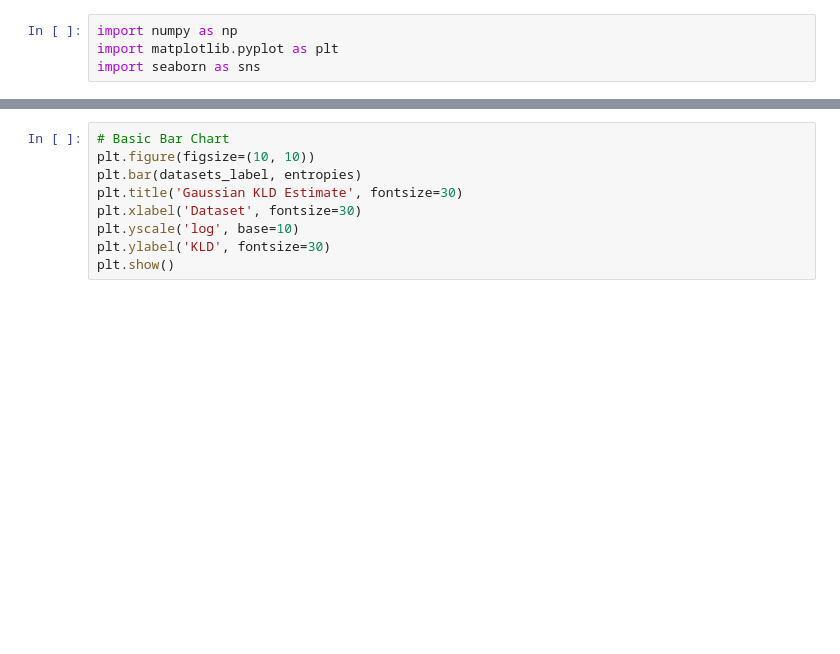
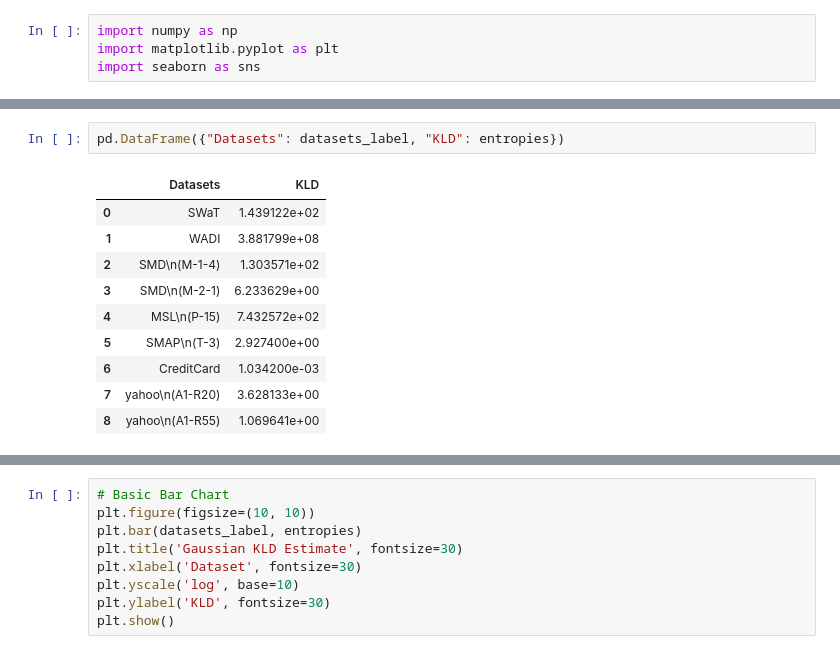
Before and after one commit to carrtesy/M2N2, a Jupyter notebook: figures/Distribution_shift_quantify_gaussian.ipynb, the cells around one changed output, grey strips where cells are left out. Cells and saved outputs as stored; diff of their text form; blank space fills up the shorter version.

```diff
--- a/figures/Distribution_shift_quantify_gaussian.ipynb
+++ b/figures/Distribution_shift_quantify_gaussian.ipynb
@@ -382,0 +421,13 @@ plt.show()
+# %%
+pd.DataFrame({"Datasets": datasets_label, "KLD": entropies})
+# %% [output]
+|  | Datasets | KLD |
+| 0 | SWaT | 1.439122e+02 |
+| 1 | WADI | 3.881799e+08 |
+| 2 | SMD\n(M-1-4) | 1.303571e+02 |
+| 3 | SMD\n(M-2-1) | 6.233629e+00 |
+| 4 | MSL\n(P-15) | 7.432572e+02 |
+| 5 | SMAP\n(T-3) | 2.927400e+00 |
+| 6 | CreditCard | 1.034200e-03 |
+| 7 | yahoo\n(A1-R20) | 3.628133e+00 |
+| 8 | yahoo\n(A1-R55) | 1.069641e+00 |
```
Also changed, not shown: parts of 10 cells of this notebook, 39 other files.
